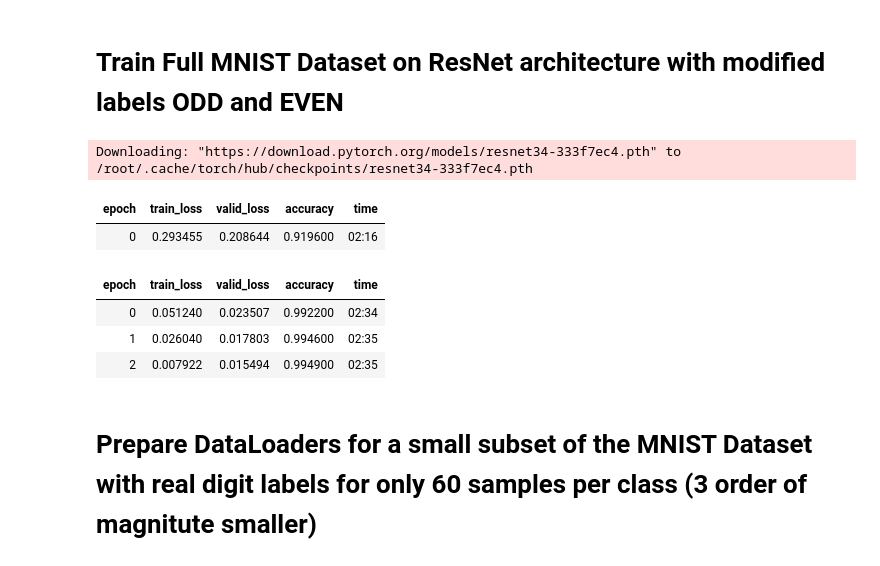
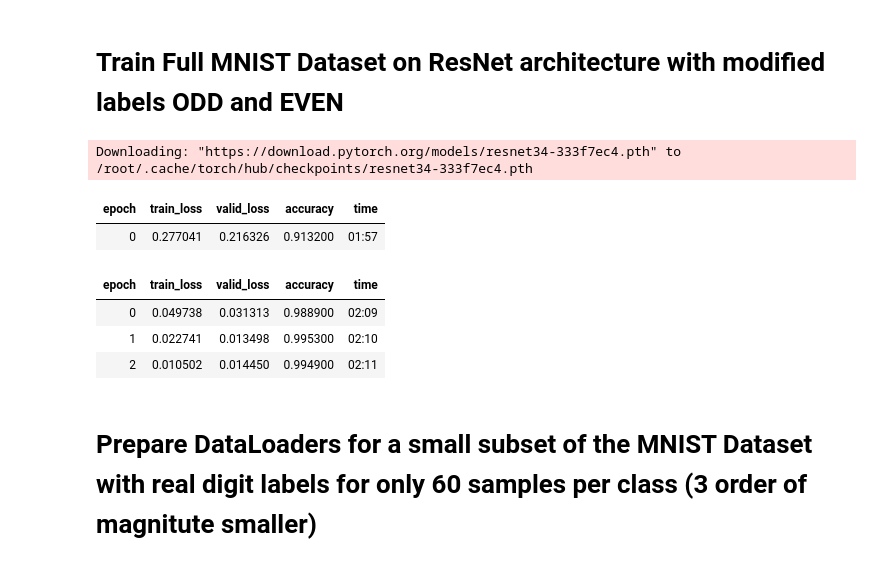
Before and after one commit to JacopoMangiavacchi/FastLabeling, a Jupyter notebook: mnist_odd_even_transfer_learning.ipynb, the cells around one changed output. Cells and saved outputs as stored; diff of their text form; code cells hidden in the pictures.

```diff
--- a/mnist_odd_even_transfer_learning.ipynb
+++ b/mnist_odd_even_transfer_learning.ipynb
@@ -78,25 +80,25 @@ copy_files(path, 'testing', 'oe_testing/even', [1, 3, 5, 7, 9])
  (#4926) [Path('oe_testing/odd/3046.png'),Path('oe_testing/odd/4439.png'),Path('oe_testing/odd/9271.png'),Path('oe_testing/odd/9086.png'),Path('oe_testing/odd/644.png'),Path('oe_testing/odd/6211.png') ...
  (#5074) [Path('oe_testing/even/4036.png'),Path('oe_testing/even/8261.png'),Path('oe_testing/even/4493.png'),Path('oe_testing/even/9986.png'),Path('oe_testing/even/31.png'),Path('oe_testing/even/4153. ...
 # %%
-dls = ImageDataLoaders.from_folder(path, train='oe_training', valid='oe_testing')
+even_odd_dls = ImageDataLoaders.from_folder(path, train='oe_training', valid='oe_testing')
 
-dls.train_ds, dls.valid_ds
+even_odd_dls.train_ds, even_odd_dls.valid_ds
 # %% [output]
 ((#60000) [(PILImage mode=RGB size=28x28, TensorCategory(1)),(PILImage mode=RGB size=28x28, TensorCategory(1)),(PILImage mode=RGB size=28x28, TensorCategory(1)),(PILImage mode=RGB size=28x28, TensorCa ...
  (#10000) [(PILImage mode=RGB size=28x28, TensorCategory(1)),(PILImage mode=RGB size=28x28, TensorCategory(1)),(PILImage mode=RGB size=28x28, TensorCategory(1)),(PILImage mode=RGB size=28x28, TensorCa ...
 # %% [markdown]
 # Train Full MNIST Dataset on ResNet architecture with modified labels ODD and EVEN
 # %%
-learn = cnn_learner(dls, resnet34, metrics=accuracy)
+learn = cnn_learner(even_odd_dls, resnet34, metrics=accuracy)
 learn.fine_tune(3)
 # %% [output]
 Downloading: "https://download.pytorch.org/models/resnet34-333f7ec4.pth" to /root/.cache/torch/hub/checkpoints/resnet34-333f7ec4.pth
 | epoch | train_loss | valid_loss | accuracy | time |
-| 0 | 0.293455 | 0.208644 | 0.919600 | 02:16 |
+| 0 | 0.277041 | 0.216326 | 0.913200 | 01:57 |
 | epoch | train_loss | valid_loss | accuracy | time |
-| 0 | 0.051240 | 0.023507 | 0.992200 | 02:34 |
-| 1 | 0.026040 | 0.017803 | 0.994600 | 02:35 |
-| 2 | 0.007922 | 0.015494 | 0.994900 | 02:35 |
+| 0 | 0.049738 | 0.031313 | 0.988900 | 02:09 |
+| 1 | 0.022741 | 0.013498 | 0.995300 | 02:10 |
+| 2 | 0.010502 | 0.014450 | 0.994900 | 02:11 |
 # %% [markdown]
 # Prepare DataLoaders for a small subset of the MNIST Dataset with real digit labels for only 60 samples per class (3 order of magnitute smaller)
 # %%
```
Also changed, not shown: parts of 14 cells of this notebook.
